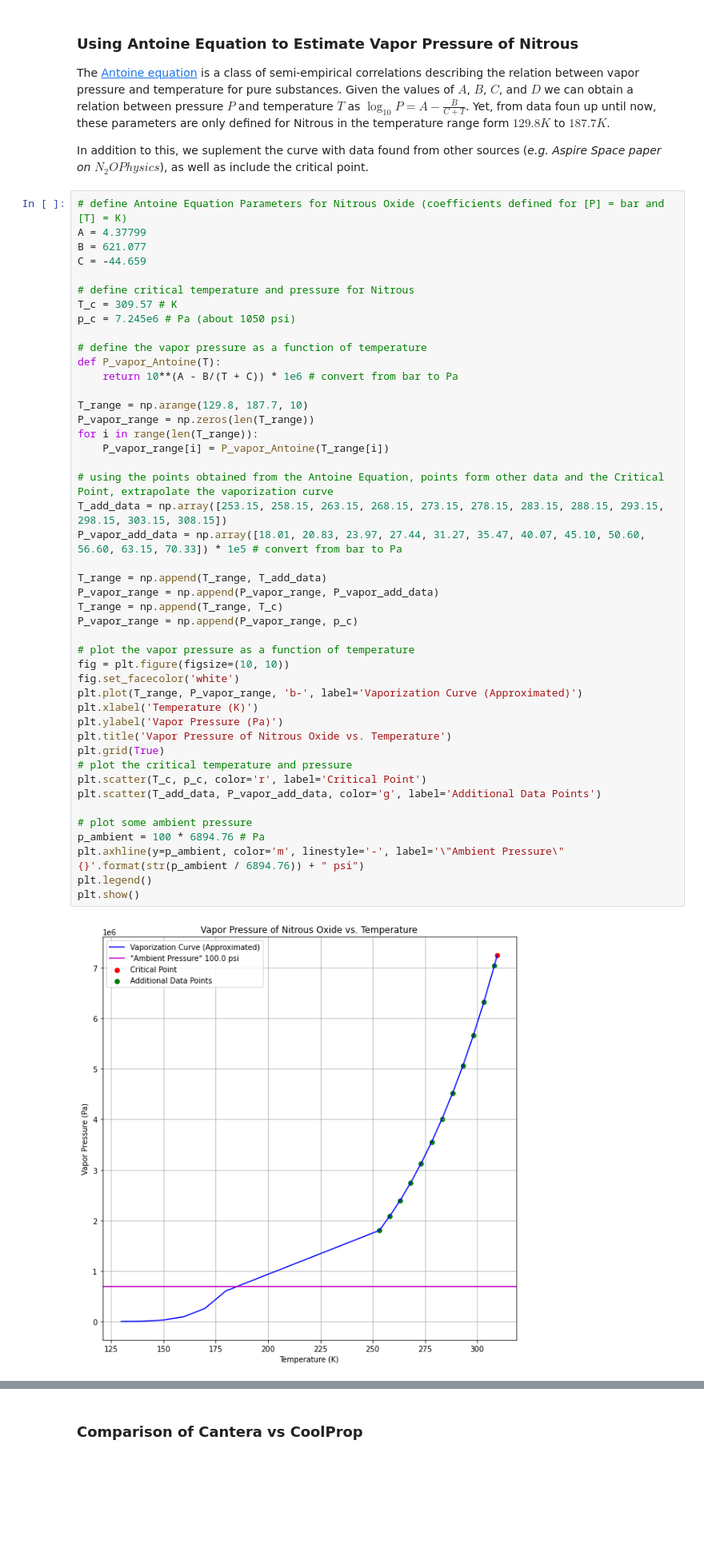
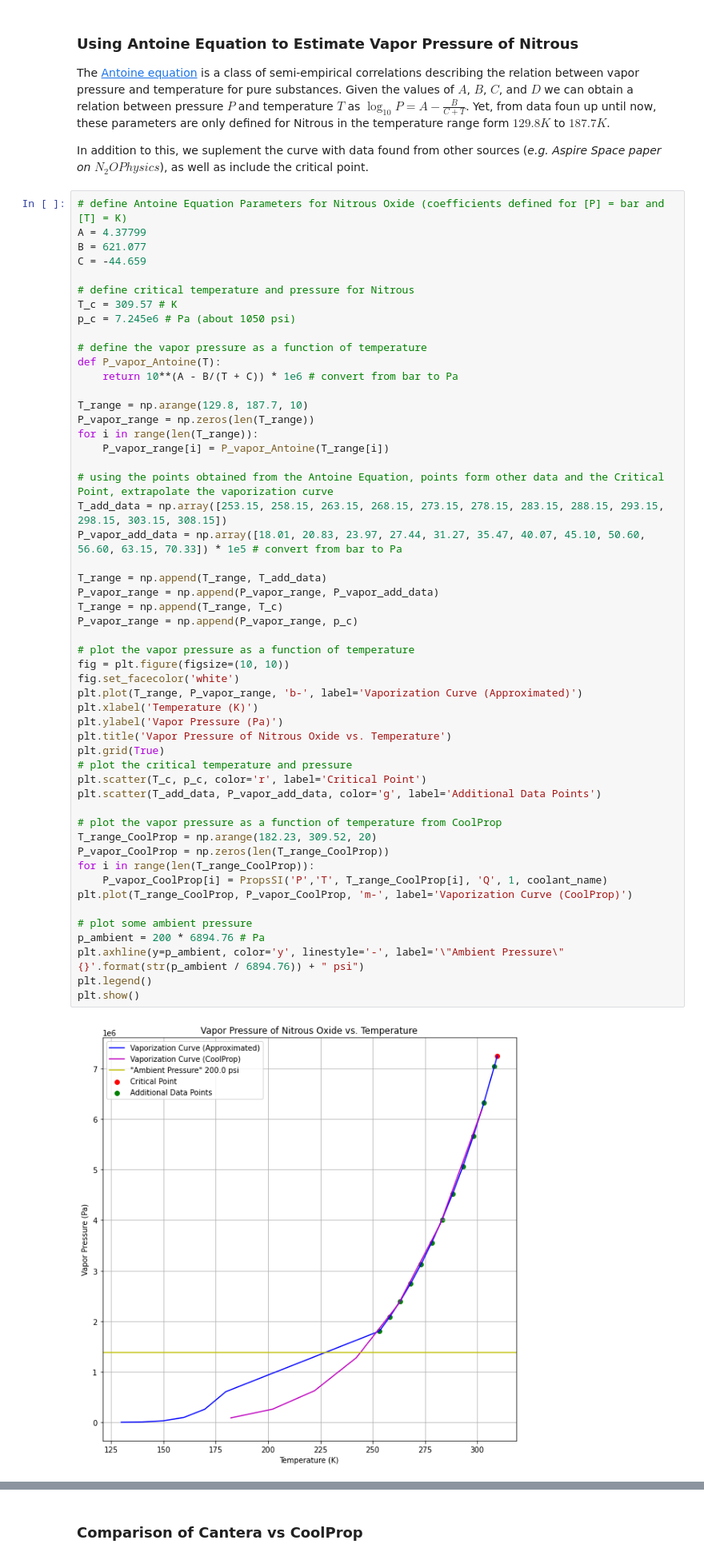
Before and after one commit to Project-Liquid/TheRocket, a Jupyter notebook: TheEngine/Regen Solver/coolantproperties.ipynb, the cells around one changed output, grey strips where cells are left out. Shown at 80% size. Drawn from its saved outputs; the diff is of its cells as text; blank space fills up the shorter version.

```diff
--- a/TheEngine/Regen Solver/coolantproperties.ipynb
+++ b/TheEngine/Regen Solver/coolantproperties.ipynb
@@ -223,33 +227,40 @@ def P_vapor_Antoine(T):
 T_range = np.arange(129.8, 187.7, 10)
 P_vapor_range = np.zeros(len(T_range))
 for i in range(len(T_range)):
     P_vapor_range[i] = P_vapor_Antoine(T_range[i])
 
 # using the points obtained from the Antoine Equation, points form other data and the Critical Point, extrapolate the vaporization curve
 T_add_data = np.array([253.15, 258.15, 263.15, 268.15, 273.15, 278.15, 283.15, 288.15, 293.15, 298.15, 303.15, 308.15])
 P_vapor_add_data = np.array([18.01, 20.83, 23.97, 27.44, 31.27, 35.47, 40.07, 45.10, 50.60, 56.60, 63.15, 70.33]) * 1e5 # convert from bar to Pa
 
 T_range = np.append(T_range, T_add_data)
 P_vapor_range = np.append(P_vapor_range, P_vapor_add_data)
 T_range = np.append(T_range, T_c)
 P_vapor_range = np.append(P_vapor_range, p_c)
 
 # plot the vapor pressure as a function of temperature
 fig = plt.figure(figsize=(10, 10))
 fig.set_facecolor('white')
 plt.plot(T_range, P_vapor_range, 'b-', label='Vaporization Curve (Approximated)')
 plt.xlabel('Temperature (K)')
 plt.ylabel('Vapor Pressure (Pa)')
 plt.title('Vapor Pressure of Nitrous Oxide vs. Temperature')
 plt.grid(True)
 # plot the critical temperature and pressure
 plt.scatter(T_c, p_c, color='r', label='Critical Point')
 plt.scatter(T_add_data, P_vapor_add_data, color='g', label='Additional Data Points')
 
+# plot the vapor pressure as a function of temperature from CoolProp
+T_range_CoolProp = np.arange(182.23, 309.52, 20)
+P_vapor_CoolProp = np.zeros(len(T_range_CoolProp))
+for i in range(len(T_range_CoolProp)):
+    P_vapor_CoolProp[i] = PropsSI('P','T', T_range_CoolProp[i], 'Q', 1, coolant_name)
+plt.plot(T_range_CoolProp, P_vapor_CoolProp, 'm-', label='Vaporization Curve (CoolProp)')
+
 # plot some ambient pressure
-p_ambient = 100 * 6894.76 # Pa
-plt.axhline(y=p_ambient, color='m', linestyle='-', label='\"Ambient Pressure\" {}'.format(str(p_ambient / 6894.76)) + " psi")
+p_ambient = 200 * 6894.76 # Pa
+plt.axhline(y=p_ambient, color='y', linestyle='-', label='\"Ambient Pressure\" {}'.format(str(p_ambient / 6894.76)) + " psi")
 plt.legend()
 plt.show()
 # %% [output]
-[figure, old version]
+[figure, new version]
```
Also changed, not shown: parts of 6 cells of this notebook, 18 other files.
